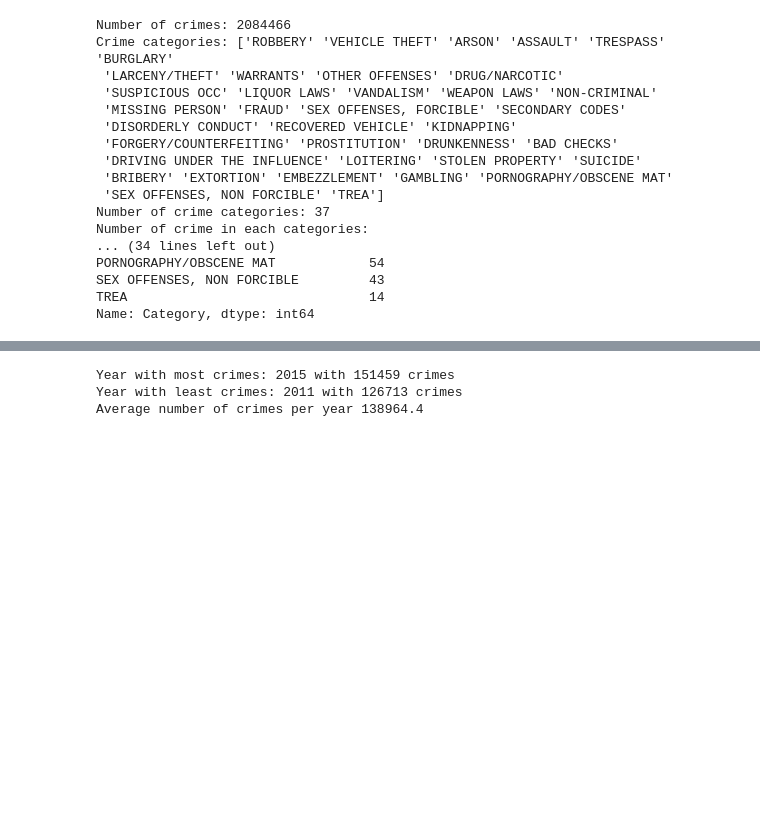
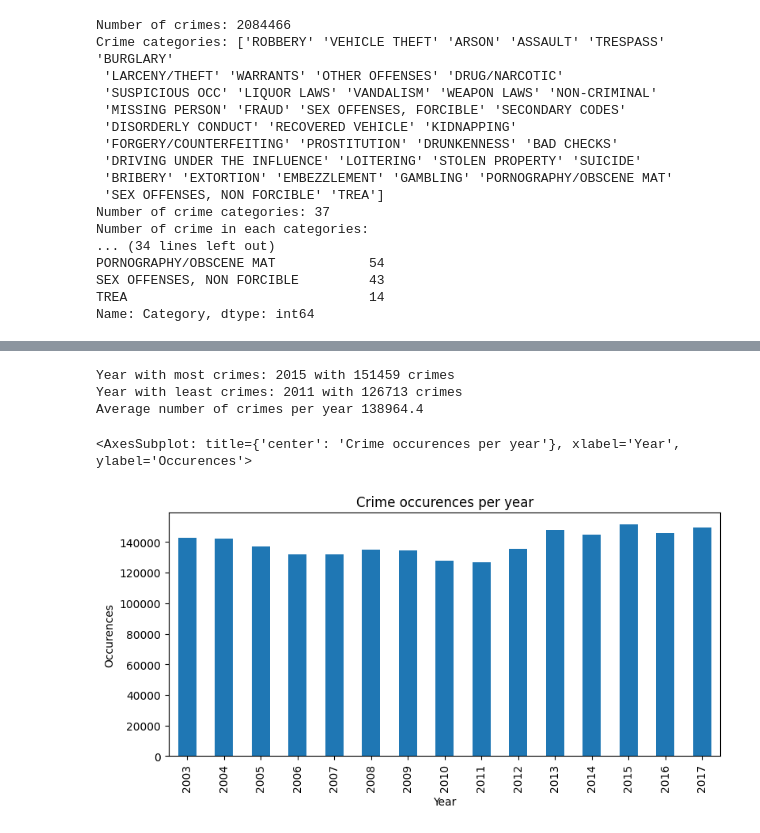
Before and after one commit to AnneKDesler/socialdata2023, a Jupyter notebook: lectures/Week1.ipynb, the cells around one changed output, grey strips where cells are left out. Drawn from its saved outputs; the diff is of its cells as text; code cells hidden in the pictures; blank space fills up the shorter version.

```diff
--- a/lectures/Week1.ipynb
+++ b/lectures/Week1.ipynb
@@ -137,12 +135,15 @@ Least commonly occuring category: TREA with 14 crimes
 # %%
 crimes_per_year = df['Date'].dt.year.value_counts()
 num_years = len(df['Date'].dt.year.unique())
 print("Year with most crimes:", crimes_per_year.index[crimes_per_year.argmax()], "with" , crimes_per_year.max(), "crimes")
 print("Year with least crimes:", crimes_per_year.index[crimes_per_year.argmin()], "with" , crimes_per_year.min(), "crimes")
 print("Average number of crimes per year", num_crimes/num_years)
 avg_crimes_per_year_by_category = num_crimes
-avg_crimes_per_year_by_category.plot(ax=ax, kind='bar', title='Crime occurences by category', xlabel="Category", ylabel="Occurences")
+fig, ax = plt.subplots(figsize=(9,4))
+crimes_per_year.sort_index().plot(ax=ax, kind='bar', title='Crime occurences per year', xlabel="Year", ylabel="Occurences")
 # %% [output]
 Year with most crimes: 2015 with 151459 crimes
 Year with least crimes: 2011 with 126713 crimes
 Average number of crimes per year 138964.4
+<AxesSubplot: title={'center': 'Crime occurences per year'}, xlabel='Year', ylabel='Occurences'>
+[figure, added]
```
Also changed, not shown: parts of 7 cells of this notebook.
